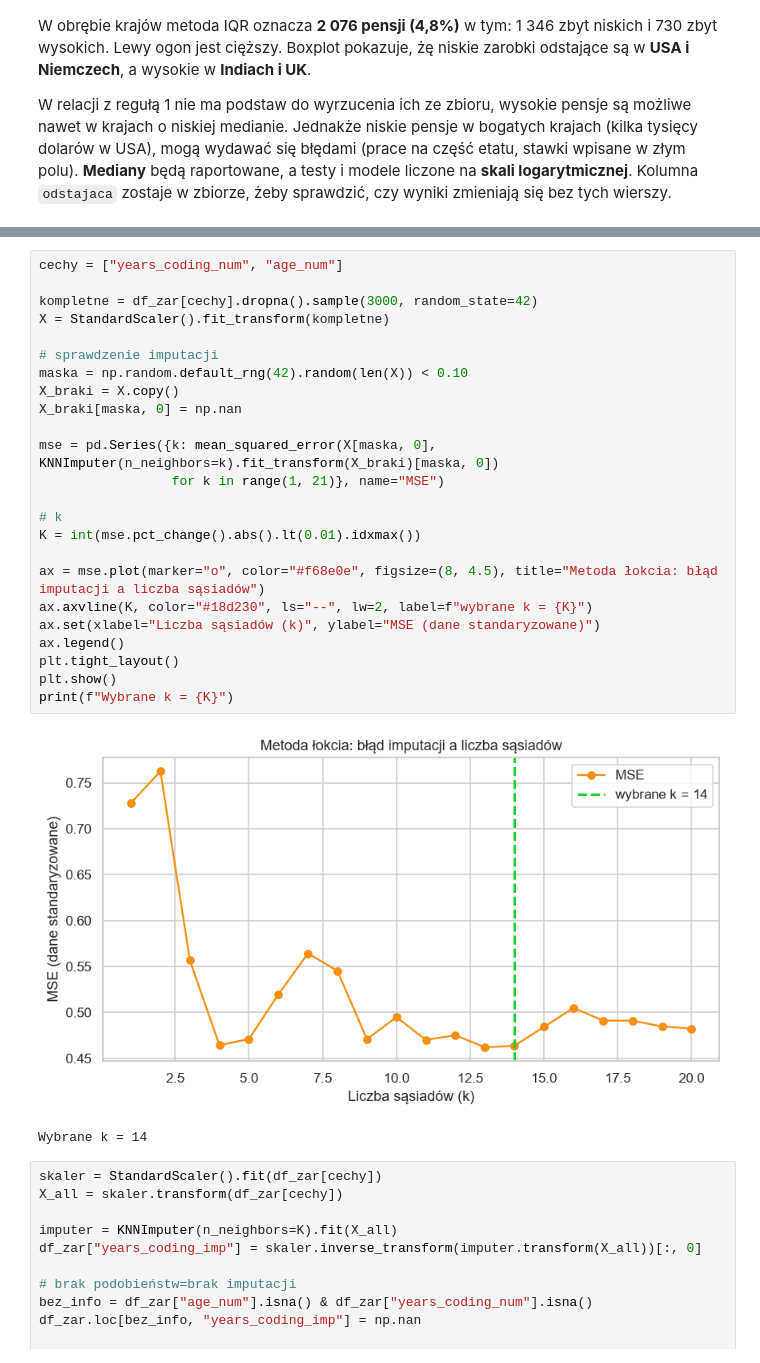
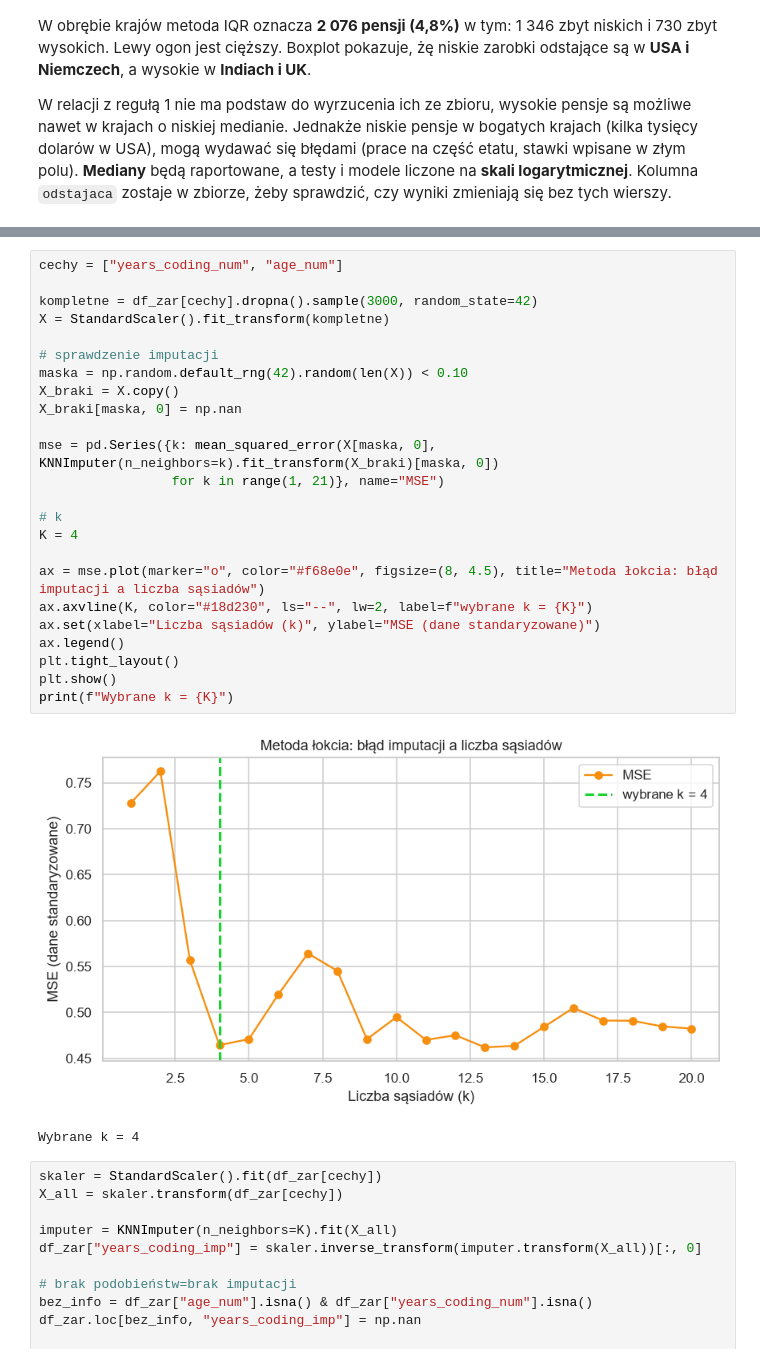
Before and after one commit to Olgaolga020/stackoverflow_2018_analiza, a Jupyter notebook: projekt_mini.ipynb, the cells around one changed output, grey strips where cells are left out. Saved outputs shown, nothing was run; the diff lists cells and outputs as text.

```diff
--- a/projekt_mini.ipynb
+++ b/projekt_mini.ipynb
@@ -435,30 +443,30 @@ Staż będzie uzupełniony metodą **k najbliższych sąsiadów** (KNN), która
 # %%
 cechy = ["years_coding_num", "age_num"]
 
 kompletne = df_zar[cechy].dropna().sample(3000, random_state=42)
 X = StandardScaler().fit_transform(kompletne)
 
 # sprawdzenie imputacji
 maska = np.random.default_rng(42).random(len(X)) < 0.10
 X_braki = X.copy()
 X_braki[maska, 0] = np.nan
 
 mse = pd.Series({k: mean_squared_error(X[maska, 0], KNNImputer(n_neighbors=k).fit_transform(X_braki)[maska, 0])
                  for k in range(1, 21)}, name="MSE")
 
 # k
-K = int(mse.pct_change().abs().lt(0.01).idxmax())
+K = 4
 
 ax = mse.plot(marker="o", color="#f68e0e", figsize=(8, 4.5), title="Metoda łokcia: błąd imputacji a liczba sąsiadów")
 ax.axvline(K, color="#18d230", ls="--", lw=2, label=f"wybrane k = {K}")
 ax.set(xlabel="Liczba sąsiadów (k)", ylabel="MSE (dane standaryzowane)")
 ax.legend()
 plt.tight_layout()
 plt.show()
 print(f"Wybrane k = {K}")
 # %% [output]
-[figure, old version]
+[figure, new version]
-Wybrane k = 14
+Wybrane k = 4
 # %%
 skaler = StandardScaler().fit(df_zar[cechy])
 X_all = skaler.transform(df_zar[cechy])
```
Also changed, not shown: parts of 10 cells of this notebook, 1 other file.
